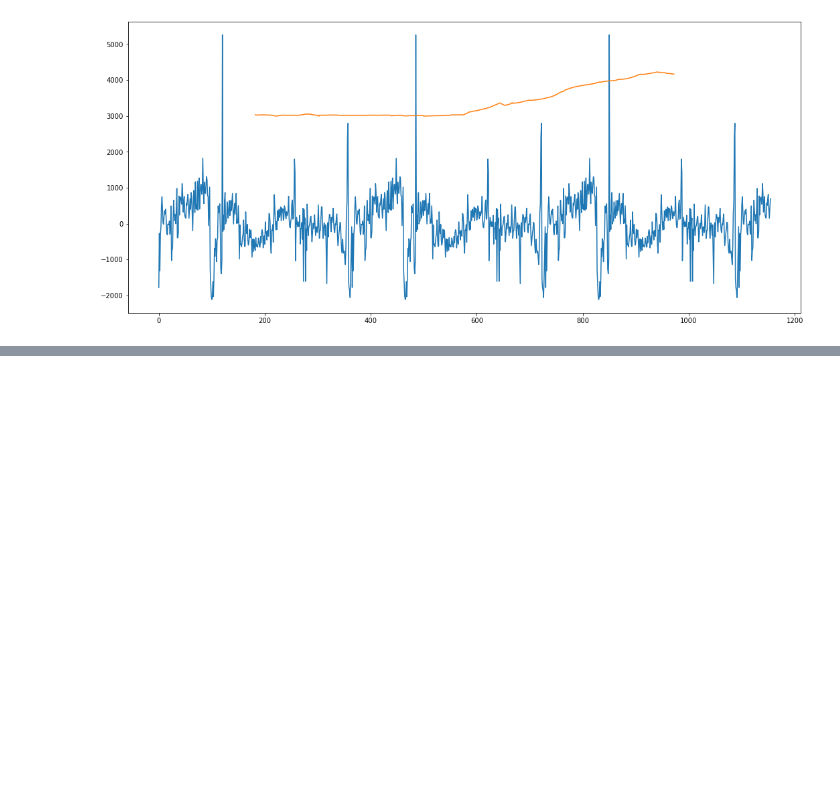
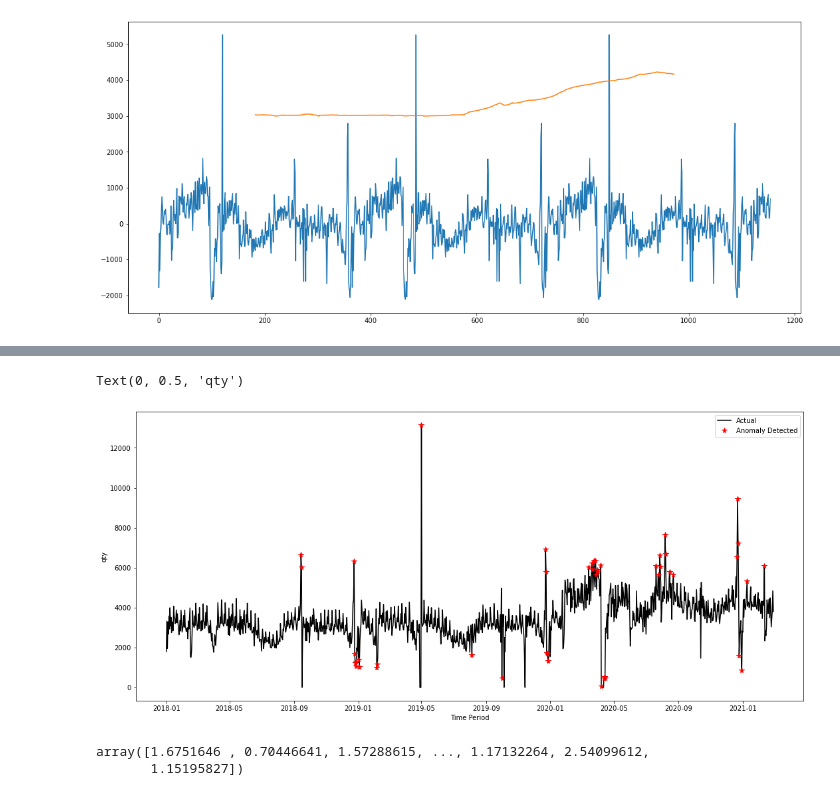
Before and after one commit to ritikatiwarii/food_retail_forecasting, a Jupyter notebook: food_retailer_one_dep_fcst.ipynb, the cells around one changed output, grey strips where cells are left out. Drawn from its saved outputs; the diff is of its cells as text; code cells hidden in the pictures; blank space fills up the shorter version.

Commit message:
Update food_retailer_one_dep_fcst.ipynb
Outlier detection in time series

```diff
--- a/food_retailer_one_dep_fcst.ipynb
+++ b/food_retailer_one_dep_fcst.ipynb
@@ -56,2 +60,36 @@ fig=decomposition.plot()
 # %%
 #Find outliers in the data
+from sklearn.cluster import DBSCAN
+clustering1 = DBSCAN(eps=40, min_samples=6).fit(np.array(df_grp_dep['qty']).reshape(-1,1))
+
+labels = clustering1.labels_
+
+outlier_pos = np.where(labels == -1)[0]
+
+x = []; y = [];
+for pos in outlier_pos:
+    x.append(np.array(df_grp_dep['qty'])[pos])
+    y.append(df_grp_dep['qty'].index[pos])
+
+plt.plot(df_grp_dep['qty'].loc[df_grp_dep['qty'].index], 'k-')
+plt.plot(y,x,'r*', markersize=8)
+plt.legend(['Actual', 'Anomaly Detected'])
+plt.xlabel('Time Period')
+#plt.xticks([0, 20, 40, 60, 80, 99],[df_grp_dep.index[0],df_grp_dep.index[20], df_grp_dep.index[40], df_grp_dep.index[60], df_grp_dep.index[80], df_grp_dep.index[99]] ,rotation=45)
+plt.ylabel('qty')
+# %% [output]
+Text(0, 0.5, 'qty')
+[figure, added]
+# %%
+
+from pyod.models.copod import COPOD
+clf = COPOD()
+clf.fit(df_grp_dep)
+
+# get outlier scores
+y_train_scores = clf.decision_scores_  # raw outlier scores on the train data
+#y_test_scores = clf.decision_function(X_test)  # predict raw outlier scores on test
+y_train_scores
+# %% [output]
+array([1.6751646 , 0.70446641, 1.57288615, ..., 1.17132264, 2.54099612,
+       1.15195827])
```
Also changed, not shown: parts of 5 cells of this notebook.
